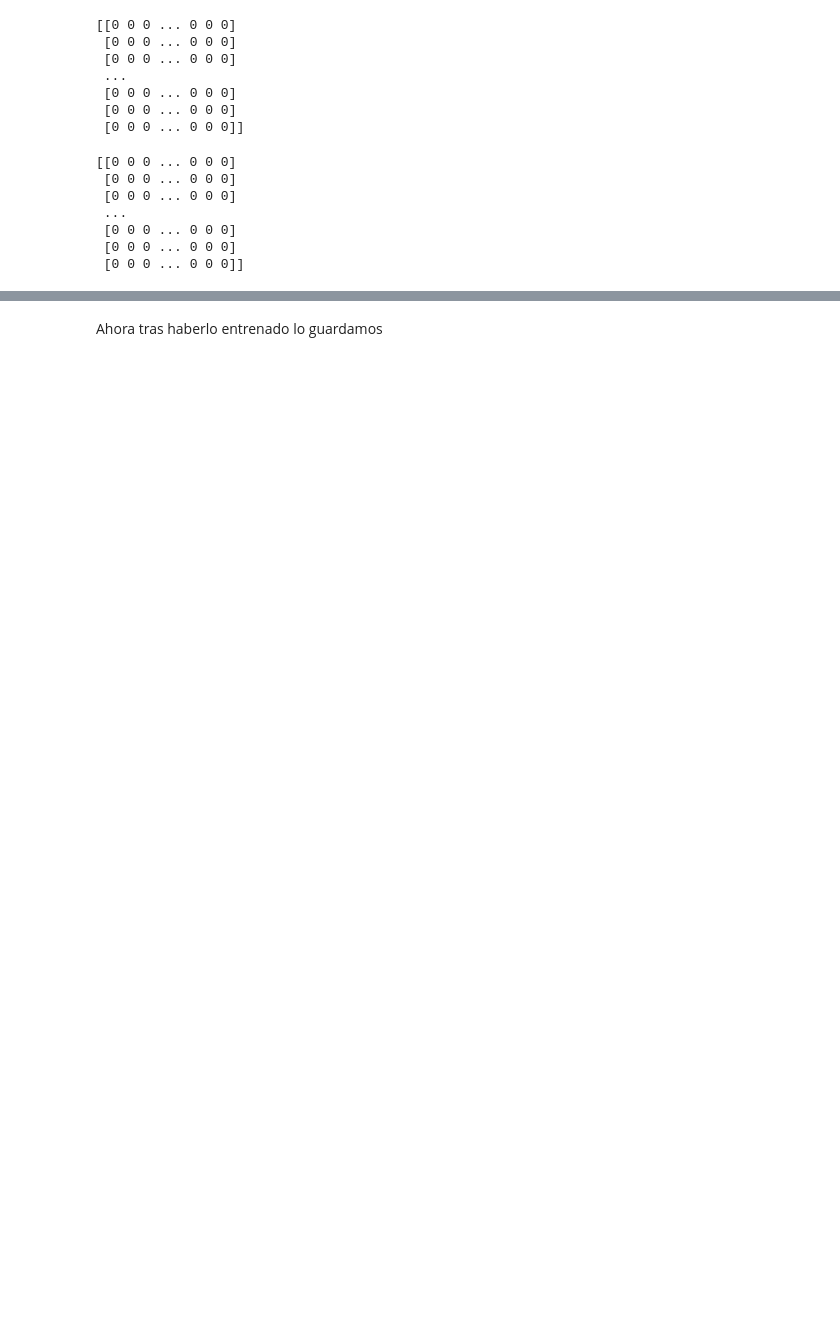
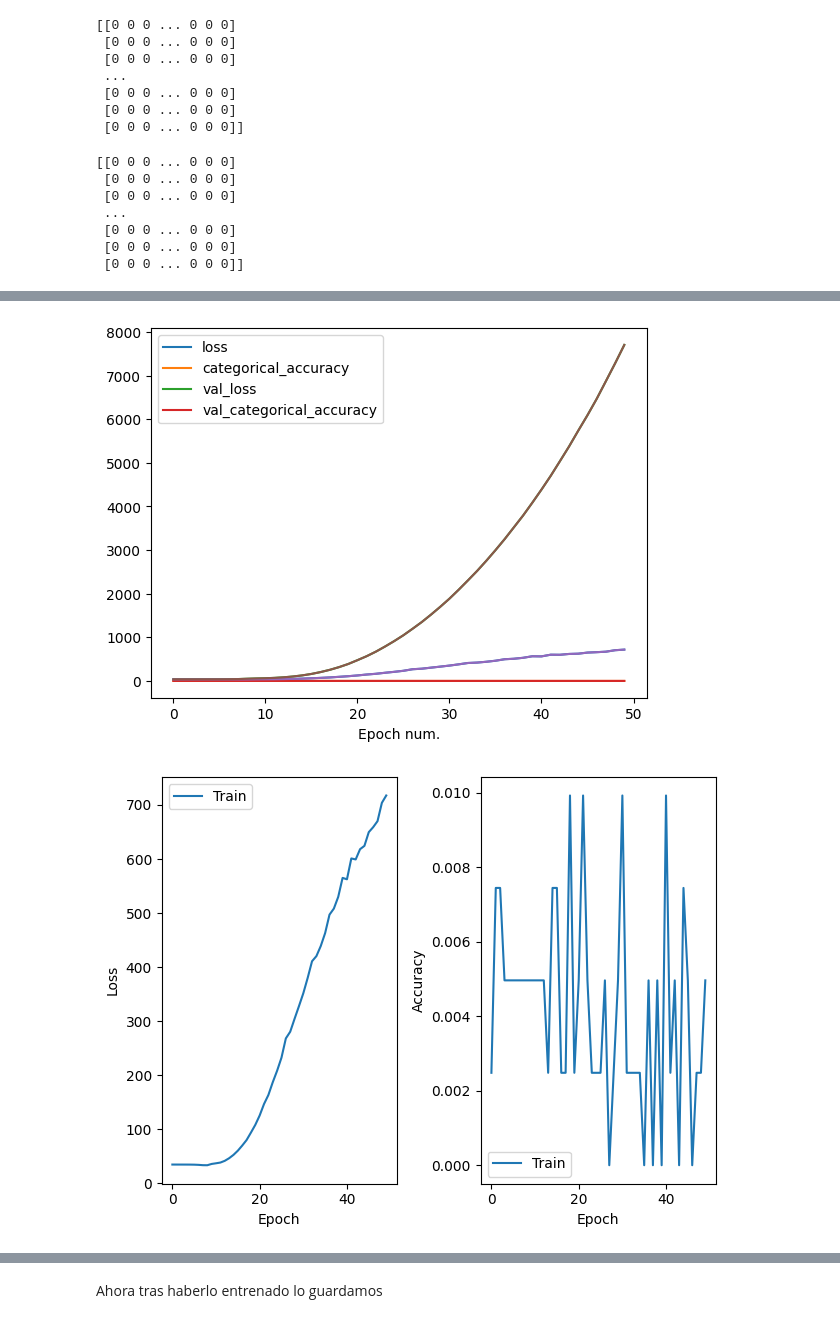
Before and after one commit to tardisfromtornspace/Agentes-Inteligentes, a Jupyter notebook: Practica2.ipynb, the cells around one changed output, grey strips where cells are left out. Drawn from its saved outputs; the diff is of its cells as text; code cells hidden in the pictures; blank space fills up the shorter version.

```diff
--- a/Practica2.ipynb
+++ b/Practica2.ipynb
@@ -381,0 +377,4 @@ print(salidaEsperadaCompressedAjustadaTest[0])
+# %%
+entradaEntrenamientoIndicesNormalizados = entradaEntrenamientoIndices / len(diccionarioLengua)
+entradaTestIndicesNormalizados = entradaTestIndices / len(diccionarioLengua)
+print("Hecho")
@@ -402,3 +413,11 @@ Unique tokens: 9
+# %%
+checkpoint = tf.keras.callbacks.ModelCheckpoint(
+    'cnn-Algigantix/model-{loss:.4f}.h5',
+    monitor='loss',
+    verbose=0,
+    save_best_only=True,
+    mode='min'
+)
 # %%
 # TO-DO 1º AUTO-ENCODER?? Primero meto las palabras y debe sacarme las mismas palabras
 # TO-DO añade embedding
@@ -628,8 +659,10 @@ print(entradaTestAjustada[0])
 # %%
 cnn_history = model.fit(
-    entradaEntrenadaAjustada,
+    #entradaEntrenadaAjustada,
+    entradaEntrenamientoIndicesNormalizados,
     salidaEsperadaCompressedAjustada,
-    epochs=5,
-    validation_split=0.1
+    epochs=50,
+    validation_split=0.1,
+    callbacks=[checkpoint]
 )
 # %% [output]
@@ -642,6 +670,43 @@ ValueError: in user code:
 # %%
 pd.DataFrame(cnn_history.history).plot()
 plt.plot(cnn_history.history['loss'], label='Train loss')
 plt.plot(cnn_history.history['val_loss'], label='Val. loss')
 plt.xlabel('Epoch num.')
 plt.show()
+
+plt.subplot(1, 2, 1)
+plt.plot(cnn_history.history['loss'], label='Train')
+plt.xlabel('Epoch')
+plt.ylabel('Loss')
+plt.legend()
+
+plt.subplot(1, 2, 2)
+plt.plot(cnn_history.history['categorical_accuracy'], label='Train')
+plt.xlabel('Epoch')
+plt.ylabel('Accuracy')
+plt.legend()
+
+plt.tight_layout()
+plt.show()
+
+plt.subplot(1, 2, 1)
+plt.plot(cnn_history.history['loss'], label='Training')
+plt.plot(cnn_history.history['val_loss'], label='Validation')
+plt.xlabel('Epoch')
+plt.ylabel('Loss')
+plt.title(f'Training: {cnn_history.history["loss"][-1]:.2f}, validation: {cnn_history.history["val_loss"][-1]:.2f}')
+plt.legend()
+
+plt.subplot(1, 2, 2)
+plt.plot(cnn_history.history['categorical_accuracy'], label='Training')
+plt.plot(cnn_history.history['val_categorical_accuracy'], label='Validation')
+plt.xlabel('Epoch')
+plt.ylabel('Accuracy')
+plt.title(f'Training: {cnn_history.history["categorical_accuracy"][-1]:.2f}, validation: {cnn_history.history["val_categorical_accuracy"][-1]:.2f}')
+plt.legend()
+
+plt.tight_layout()
+plt.show()
+# %% [output]
+[figure, added]
+[figure, added]
```
Also changed, not shown: parts of 19 cells of this notebook, 1 other file.
